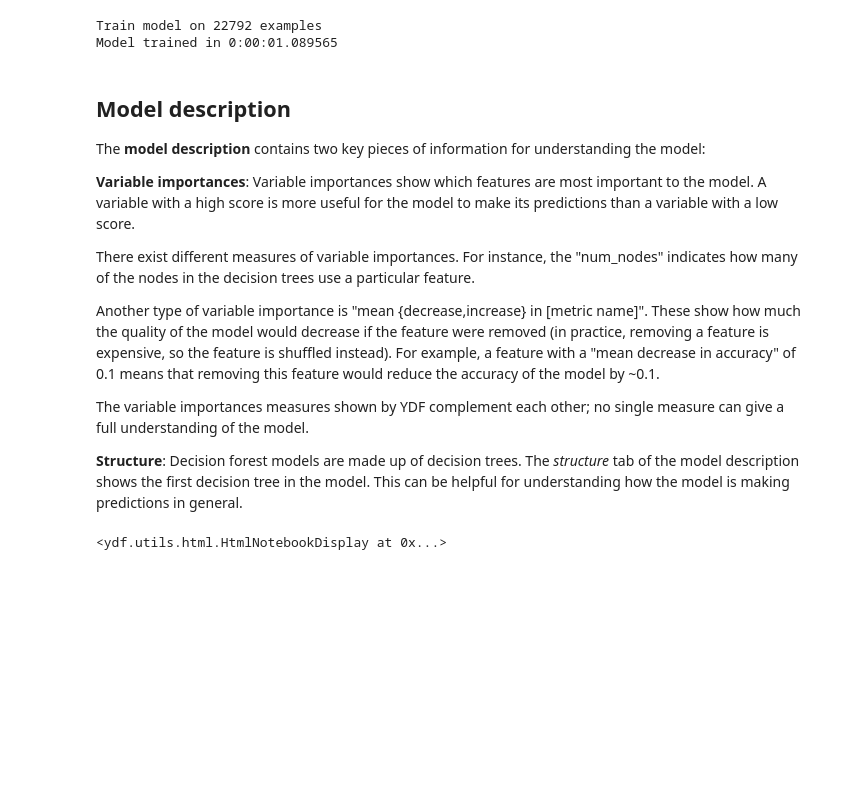
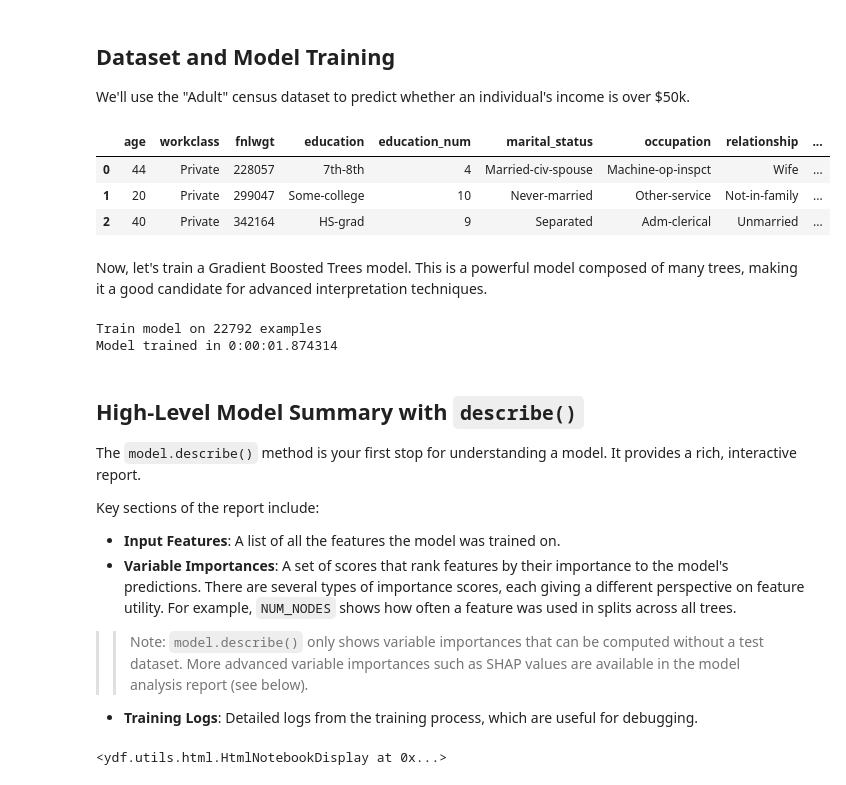
Before and after one commit to google/yggdrasil-decision-forests, a Jupyter notebook: documentation/public/docs/tutorial/model_understanding.ipynb, the cells around one changed output. Cells and saved outputs as stored; diff of their text form; code cells hidden in the pictures; blank space fills up the shorter version.

```diff
--- a/documentation/public/docs/tutorial/model_understanding.ipynb
+++ b/documentation/public/docs/tutorial/model_understanding.ipynb
@@ -31,31 +26,41 @@ In YDF, model understanding can be done in 3 ways:
+# %% [markdown]
+## Dataset and Model Training
+
+We'll use the "Adult" census dataset to predict whether an individual's income is over $50k.
 # %%
+# Load the training and testing datasets
 ds_path = "https://raw.githubusercontent.com/google/yggdrasil-decision-forests/main/yggdrasil_decision_forests/test_data/dataset"
 train_ds = pd.read_csv(f"{ds_path}/adult_train.csv")
 test_ds = pd.read_csv(f"{ds_path}/adult_test.csv")
 
-# Print the first 5 training examples
-train_ds.head(5)
-
-# Train a model
-model = ydf.GradientBoostedTreesLearner(label="income").train(train_ds)
+# Display the first few rows
+train_ds.head(3)
 # %% [output]
-Train model on 22792 examples
-Model trained in 0:00:01.089565
+|  | age | workclass | fnlwgt | education | education_num | marital_status | occupation | relationship | ... |
+| 0 | 44 | Private | 228057 | 7th-8th | 4 | Married-civ-spouse | Machine-op-inspct | Wife | ... |
+| 1 | 20 | Private | 299047 | Some-college | 10 | Never-married | Other-service | Not-in-family | ... |
+| 2 | 40 | Private | 342164 | HS-grad | 9 | Separated | Adm-clerical | Unmarried | ... |
-# %% [markdown]
-## Model description
-
-The **model description** contains two key pieces of information for understanding the model:
-
-**Variable importances**: Variable importances show which features are most important to the model. A variable with a high score is more useful for the model to make its predictions than a variable with a low score.
-
-There exist different measures of variable importances. For instance, the "num_nodes" indicates how many of the nodes in the decision trees use a particular feature.
-
-Another type of variable importance is "mean {decrease,increase} in [metric name]". These show how much the quality of the model would decrease if the feature were removed (in practice, removing a feature is expensive, so the feature is shuffled instead).
-For example, a feature with a "mean decrease in accuracy" of 0.1 means that removing this feature would reduce the accuracy of the model by ~0.1.
-
-The variable importances measures shown by YDF complement each other; no single measure can give a full understanding of the model.
-
-**Structure**: Decision forest models are made up of decision trees. The *structure* tab of the model description shows the first decision tree in the model. This can be helpful for understanding how the model is making predictions in general.
+# %% [markdown]
+Now, let's train a Gradient Boosted Trees model. This is a powerful model composed of many trees, making it a good candidate for advanced interpretation techniques.
+# %%
+# Train a Gradient Boosted Trees model
+model = ydf.GradientBoostedTreesLearner(label="income").train(train_ds)
+# %% [output]
+Train model on 22792 examples
+Model trained in 0:00:01.874314
+# %% [markdown]
+## High-Level Model Summary with `describe()`
+
+The `model.describe()` method is your first stop for understanding a model. It provides a rich, interactive report.
+
+Key sections of the report include:
+
+* **Input Features**: A list of all the features the model was trained on.
+* **Variable Importances**: A set of scores that rank features by their importance to the model's predictions. There are several types of importance scores, each giving a different perspective on feature utility. For example, `NUM_NODES` shows how often a feature was used in splits across all trees.
+
+>> Note: `model.describe()` only shows variable importances that can be computed without a test dataset. More advanced variable importances such as SHAP values are available in the model analysis report (see below).
+
+* **Training Logs**: Detailed logs from the training process, which are useful for debugging.
 # %%
 model.describe()
 # %% [output]
```
Also changed, not shown: parts of 15 cells of this notebook, 4 other files.
